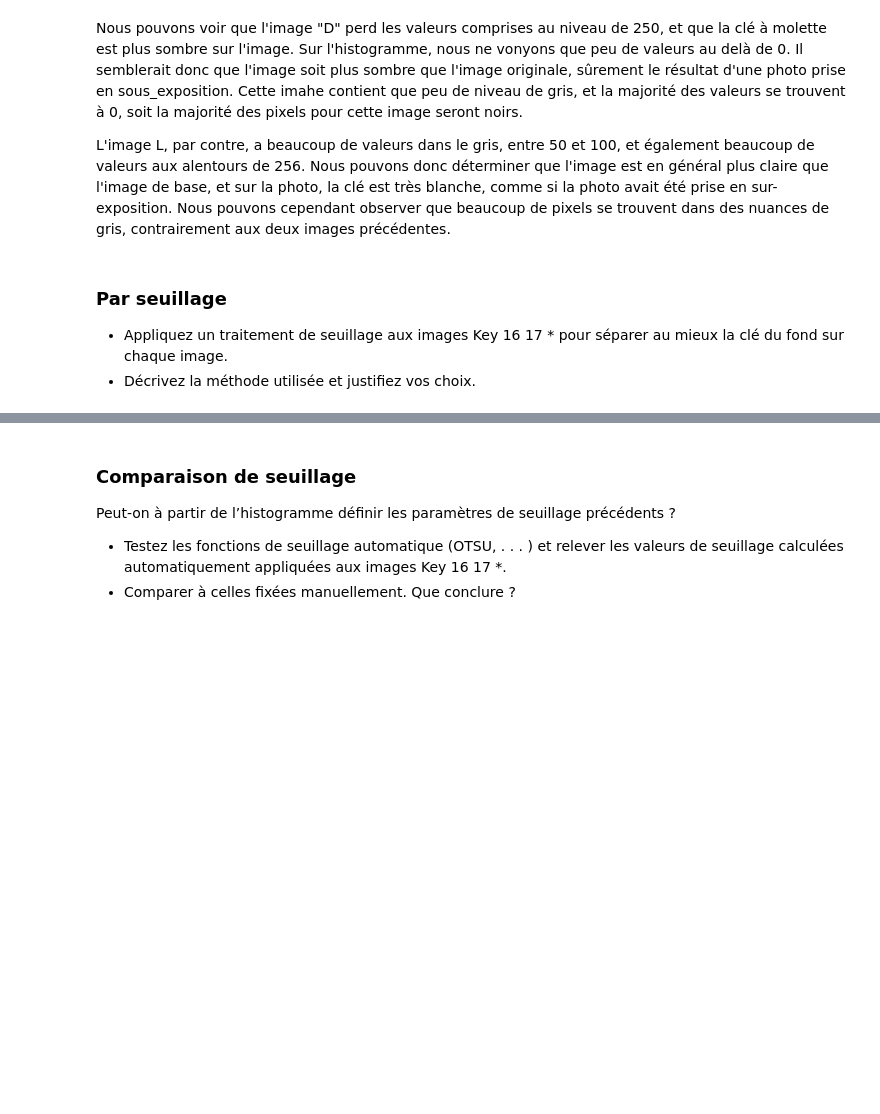
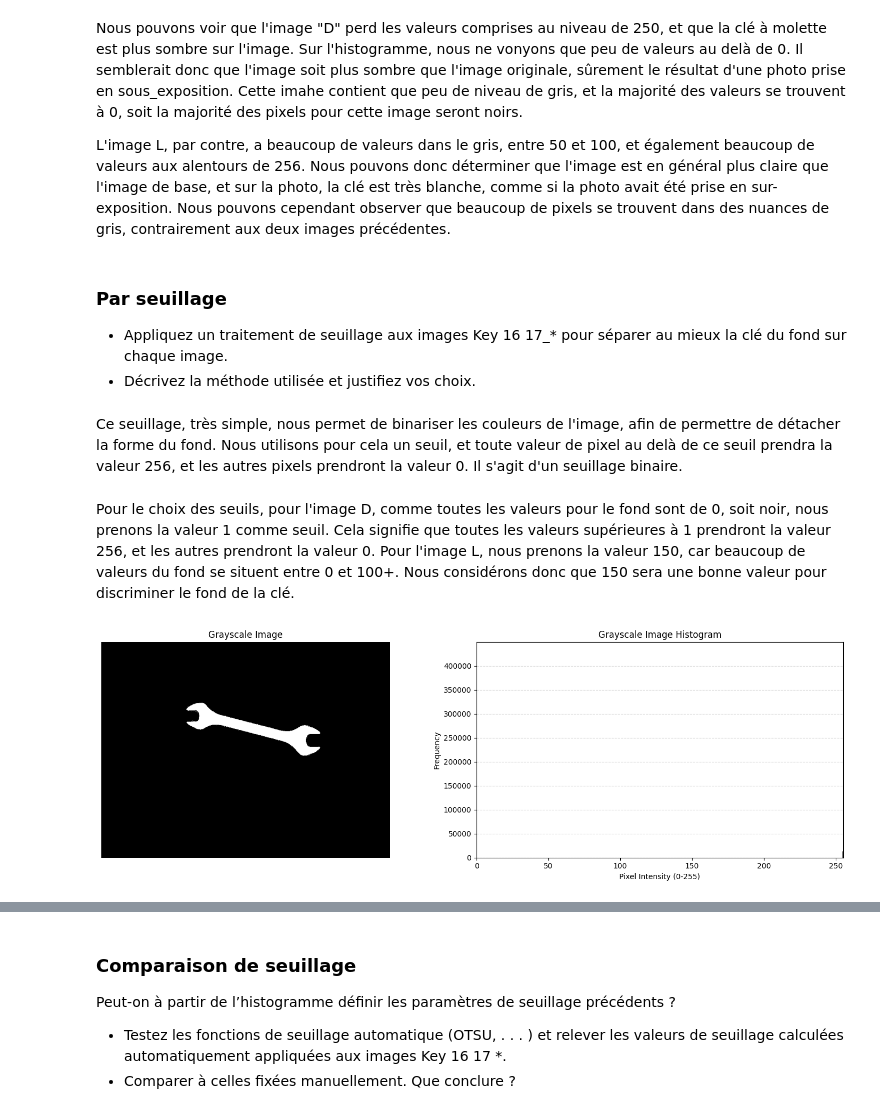
Before and after one commit to Nomnelle/computer_vision_finals, a Jupyter notebook: Partie_1/tp_not_part1_mick.ipynb, the cells around one changed output, grey strips where cells are left out. Cells and saved outputs as stored; diff of their text form; code cells hidden in the pictures; blank space fills up the shorter version.

```diff
--- a/Partie_1/tp_not_part1_mick.ipynb
+++ b/Partie_1/tp_not_part1_mick.ipynb
@@ -116,5 +116,23 @@ L'image L, par contre, a beaucoup de valeurs dans le gris, entre 50 et 100, et
 # %% [markdown]
 ### Par seuillage
 
-- Appliquez un traitement de seuillage aux images Key 16 17 * pour séparer au mieux la clé du fond sur chaque image.
+- Appliquez un traitement de seuillage aux images Key 16 17_* pour séparer au mieux la clé du fond sur chaque image.
 - Décrivez la méthode utilisée et justifiez vos choix.
+# %% [markdown]
+Ce seuillage, très simple, nous permet de binariser les couleurs de l'image, afin de permettre de détacher la forme du fond. Nous utilisons pour cela un seuil, et toute valeur de pixel au delà de ce seuil prendra la valeur 256, et les autres pixels prendront la valeur 0. Il s'agit d'un seuillage binaire.
+# %%
+### Seuillage binaire
+def seuillage_mask(image, seuil):
+    image_binaire = np.where(image > seuil, 255, 0)
+    return image_binaire.astype(np.uint8)
+# %% [markdown]
+Pour le choix des seuils, pour l'image D, comme toutes les valeurs pour le fond sont de 0, soit noir, nous prenons la valeur 1 comme seuil. Cela signifie que toutes les valeurs supérieures à 1 prendront la valeur 256, et les autres prendront la valeur 0.
+Pour l'image L, nous prenons la valeur 150, car beaucoup de valeurs du fond se situent entre 0 et 100+. Nous considérons donc que 150 sera une bonne valeur pour discriminer le fond de la clé.
+# %%
+imgD_binary = seuillage_mask(imgD, 1)
+imgL_binary = seuillage_mask(imgL, 150)
+# %%
+hist = compute_histogram(imgD_binary)
+plot_histogram(imgD_binary, hist)
+# %% [output]
+[figure, added]
```
Also changed, not shown: parts of 3 cells of this notebook.
